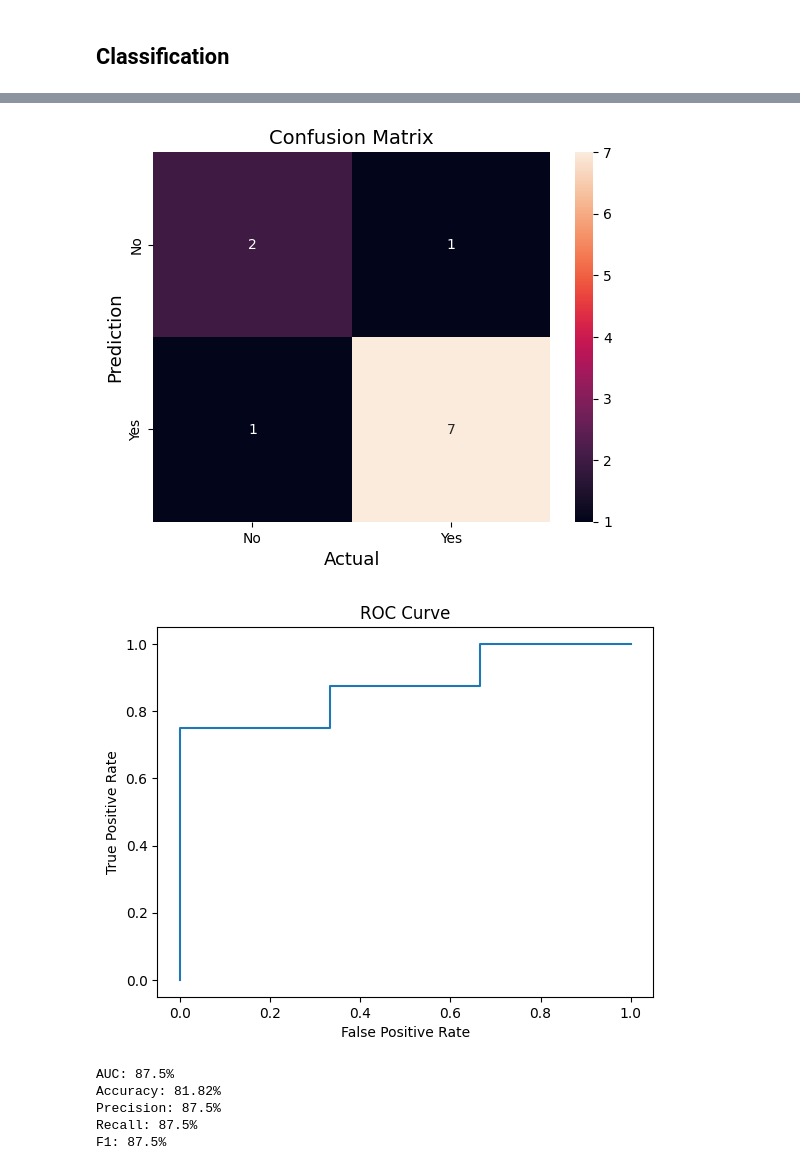
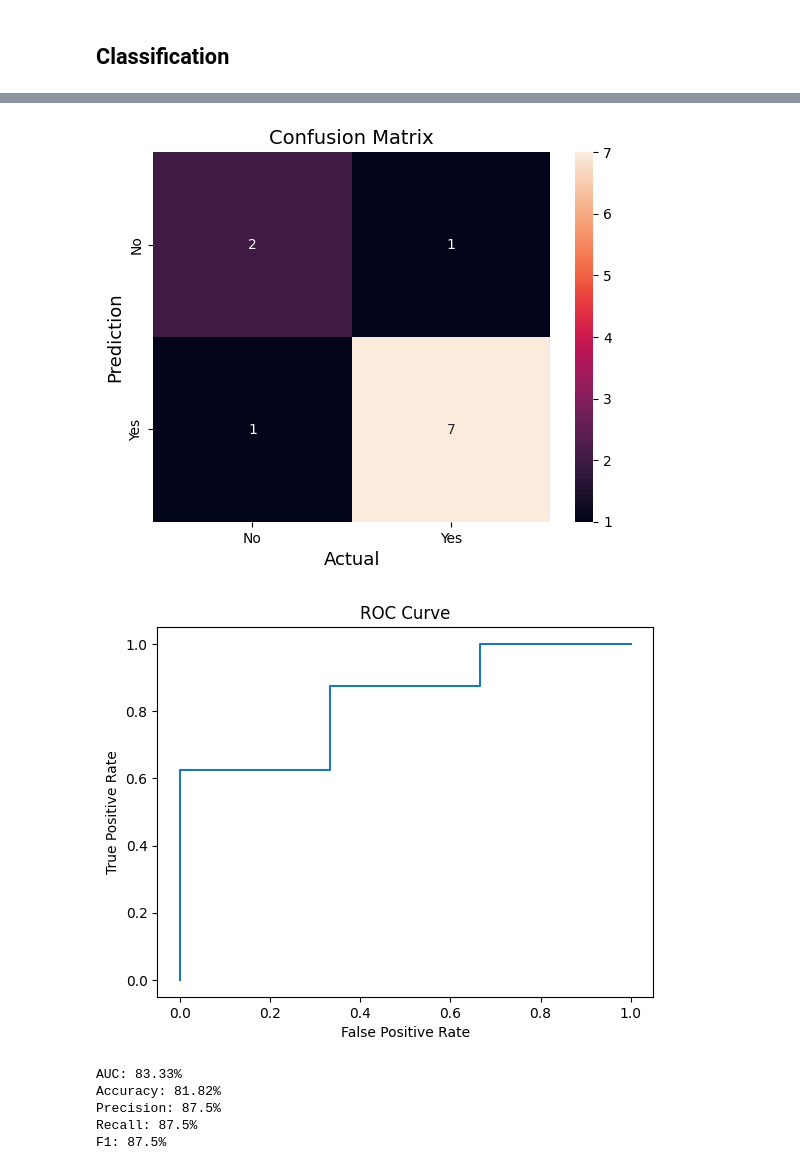
Before and after one commit to DanielRodrigues08/AC-FEUP, a Jupyter notebook: classification/classification.ipynb, the cells around one changed output, grey strips where cells are left out. Drawn from its saved outputs; the diff is of its cells as text; code cells hidden in the pictures.

Commit message:
fix manual ensemble

```diff
--- a/classification/classification.ipynb
+++ b/classification/classification.ipynb
@@ -167,7 +167,7 @@ manual_ensemble = ManualEnsemble(classifiers_df, "playoff")
 # %% [markdown]
 ## Classification
 # %%
-classifier = mlp
+classifier = manual_ensemble
 param_grid = mlp_param_grid
 # %%
 years = []
@@ -238,33 +238,33 @@ F1: 87.5%
 # %%
 if isinstance(classifier, ManualEnsemble):
     result = classifier.test(11)
 else:
     result = class_utils.test_model(classifier, df, 11, target)
 
 (
     y_test_gt,
     y_test_prob,
     conf_test,
     _,
     _,
     _,
-    x_test_ids,
+    x_test_tmID,
 ) = result
 
 y_test_pred = class_utils.enforce_max_teams(y_test_prob, conf_test)
 y_train_pred = class_utils.enforce_max_teams(y_train_prob, conf_train)
 
-result = pd.DataFrame({"ID": x_test_ids, "label": y_test_pred})
+result = pd.DataFrame({"ID": x_test_tmID, "label": y_test_pred})
 mapping = {0: "N", 1: "Y"}
 result["label"] = result["label"].map(mapping)
 
 result.to_csv("../data/predictions.csv", index=False)
 
 eval.model_score(y_test_gt, y_test_pred, y_test_prob, True)
 # %% [output]
 [figure]
-[figure, old version]
+[figure, new version]
-AUC: 87.5%
+AUC: 83.33%
 Accuracy: 81.82%
 Precision: 87.5%
 Recall: 87.5%
```
Also changed, not shown: parts of 1 cell of this notebook, 2 other files.
